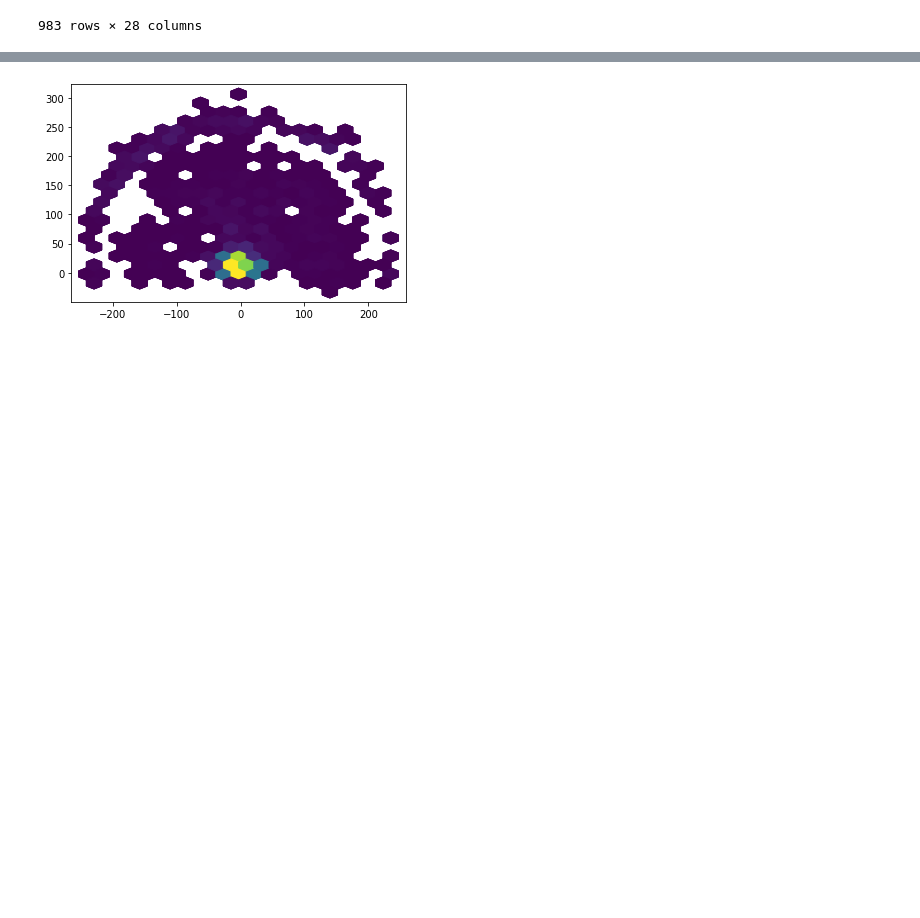
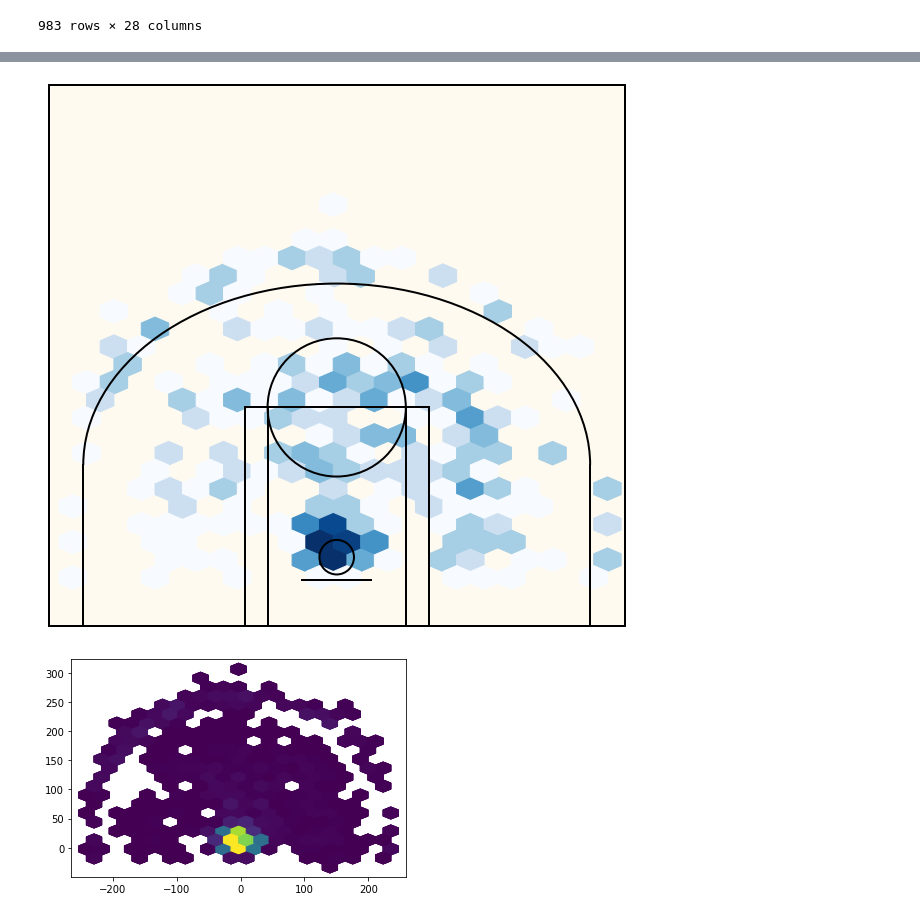
Before and after one commit to cwood003/NBA_stats, a Jupyter notebook: shotChartDetail.ipynb, the cells around one changed output, grey strips where cells are left out. Saved outputs shown, nothing was run; the diff lists cells and outputs as text; code cells hidden in the pictures; blank space fills up the shorter version.

Commit message:
Fixed HExbin chart

```diff
--- a/shotChartDetail.ipynb
+++ b/shotChartDetail.ipynb
@@ -93,0 +146,23 @@ both[["SHOT_DISTANCE", "fg_pct_pl", 'fg_pct_la', 'fg_pct_diff']]
+# %%
+# General plot parameters
+mpl.rcParams['font.family'] = 'Avenir'
+mpl.rcParams['font.size'] = 18
+mpl.rcParams['axes.linewidth'] = 2
+# %%
+ # Draw basketball court
+fig = plt.figure(figsize=(8, 7.52))
+ax = fig.add_axes([0, 0, 1, 1])
+ax = create_court(ax, 'black')
+# Hexbin x and y shot coordinates
+# Bin size will be 3.5
+gridsize = 20
+hexDF = temp[(temp['SHOT_ZONE_RANGE'] != "Back Court Shot")]
+ax.hexbin(hexDF['LOC_X'], hexDF['LOC_Y'] + 60, gridsize=gridsize, C=hexDF['SHOT_MADE_FLAG'], bins='log', reduce_C_function=np.sum,
+    cmap='Blues', zorder=0)
+# hexResults2 = plt.hexbin(hexDF['LOC_X'], hexDF['LOC_Y'], gridsize=gridsize, C=hexDF['SHOT_ATTEMPTED_FLAG'], reduce_C_function=np.sum)
+# hexResults3 = plt.hexbin(hexDF['LOC_X'], hexDF['LOC_Y'], gridsize=gridsize, C=hexDF['FGA_LA'], reduce_C_function=np.sum)
+# hexResults4 = plt.hexbin(hexDF['LOC_X'], hexDF['LOC_Y'], gridsize=gridsize, C=hexDF['FGM_LA'], reduce_C_function=np.sum)
+# plt.savefig('ShotChart.png', dpi=300, bbox_inches='tight')
+plt.show()
+# %% [output]
+[figure, added]
```
Also changed, not shown: parts of 8 cells of this notebook, 4 other files.
